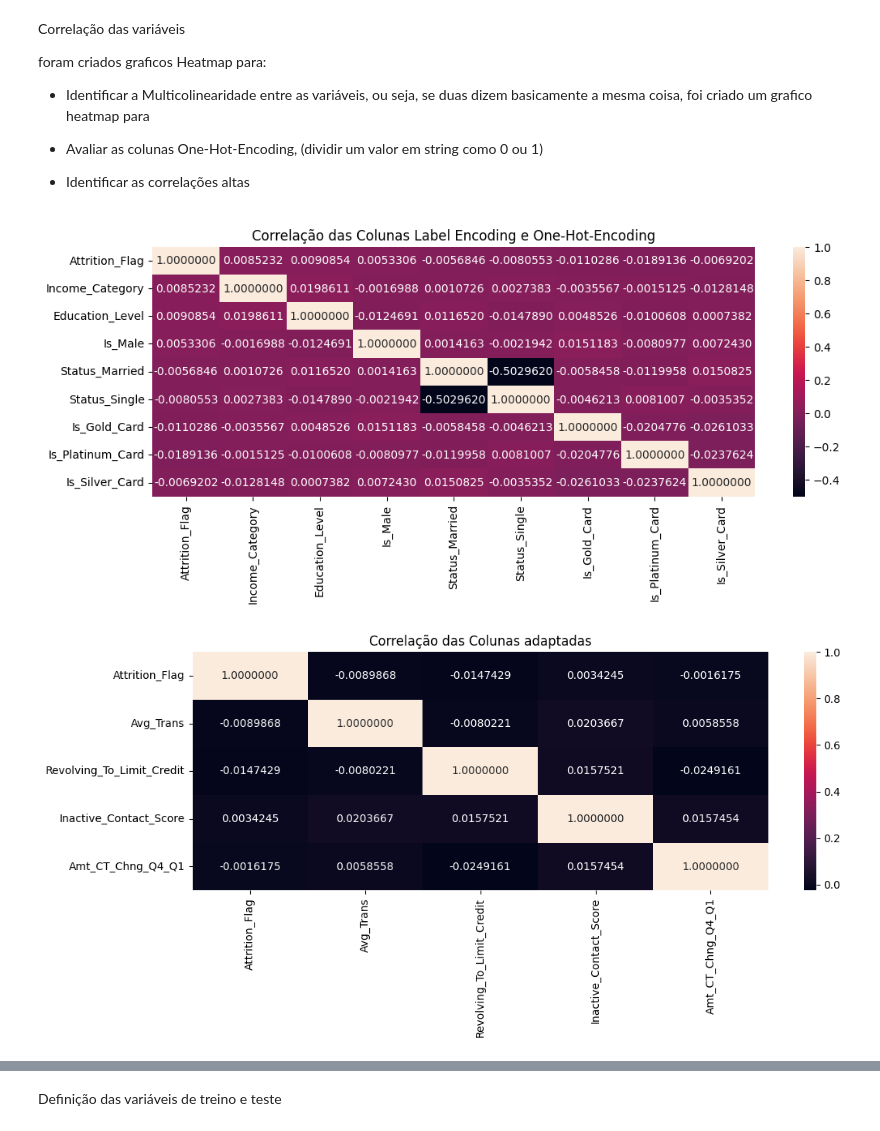
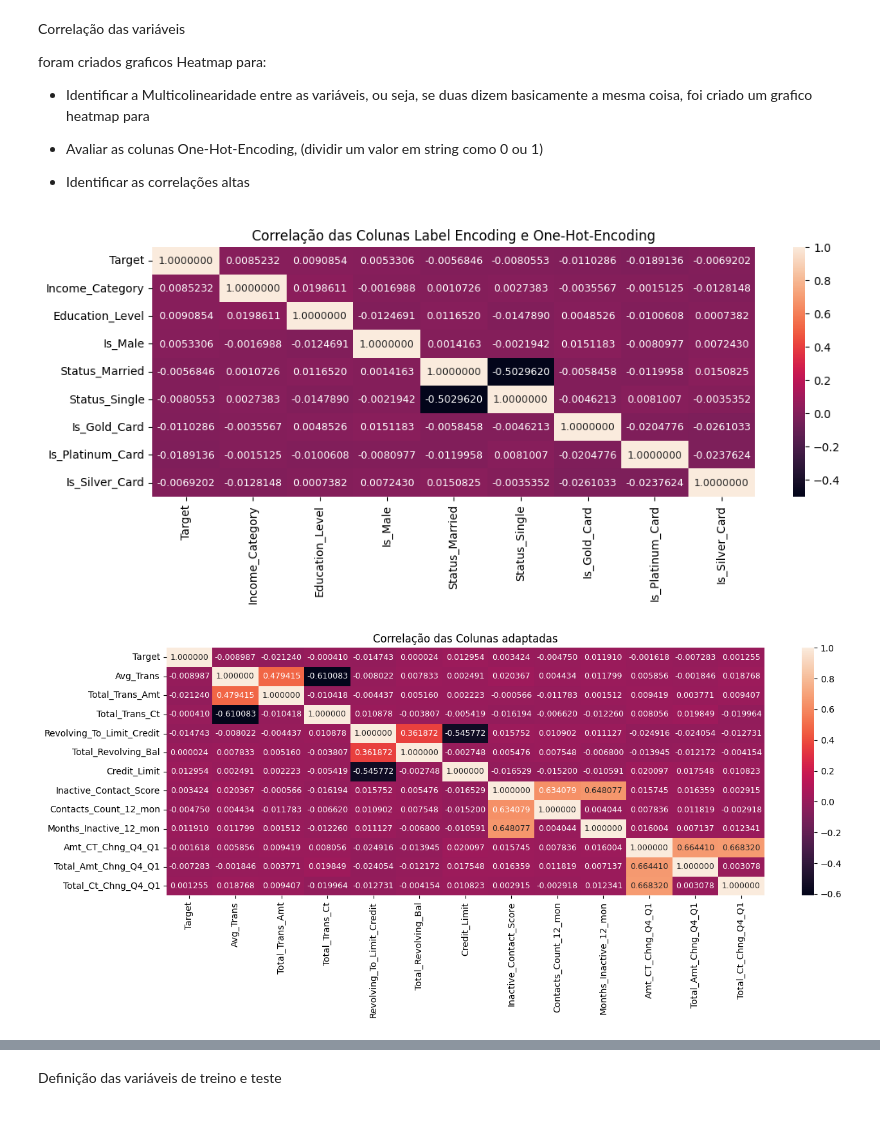
Before and after one commit to rpf991/Previsao_Churning_Clientes_Credito, a Jupyter notebook: notebooks/data_analysis.ipynb, the cells around one changed output, grey strips where cells are left out. Cells and saved outputs as stored; diff of their text form; code cells hidden in the pictures.

```diff
--- a/notebooks/data_analysis.ipynb
+++ b/notebooks/data_analysis.ipynb
@@ -164,10 +161,0 @@ df_base_credit.to_csv(r"..\\documents\\CREDIT_CARD_CHURN_ADAPTED.csv", index=Fal
-# %%
-# Mapeamento da Coluna Target
-atrition_flag_map = {
-    'Attrited Customer': 1,
-    'Existing Customer': 0
-}
-
-df_base_credit['Attrition_Flag'] = df_base_credit['Attrition_Flag'].apply(lambda x: atrition_flag_map[x])
-
-df_base_credit['Attrition_Flag'].value_counts()
@@ -226,10 +214,3 @@ rename_map = { 'Gender_F': 'Is_Female', 'Gender_M': 'Is_Male',
           }
 
 df_base_credit = df_base_credit.rename(columns=rename_map)
-# %%
-df_base_credit['Is_Male'] = df_base_credit['Is_Male'].map(lambda x: 1 if x == True else 0)
-df_base_credit['Status_Married'] = df_base_credit['Status_Married'].map(lambda x: 1 if x == True else 0)
-df_base_credit['Status_Single'] = df_base_credit['Status_Single'].map(lambda x: 1 if x == True else 0)
-df_base_credit['Is_Gold_Card'] = df_base_credit['Is_Gold_Card'].map(lambda x: 1 if x == True else 0)
-df_base_credit['Is_Platinum_Card'] = df_base_credit['Is_Platinum_Card'].map(lambda x: 1 if x == True else 0)
-df_base_credit['Is_Silver_Card'] = df_base_credit['Is_Silver_Card'].map(lambda x: 1 if x == True else 0)
@@ -235,0 +219,7 @@ df_base_credit['Is_Silver_Card'] = df_base_credit['Is_Silver_Card'].map(lambda x
+# %%
+df_base_credit['Target'] = df_base_credit['Attrition_Flag'].map({
+    "Existing Customer": 0,
+    "Attrited Customer": 1
+})
+
+df_base_credit['Target'].value_counts()
@@ -247,37 +242,42 @@ foi criado um grafico heatmap para
 * Identificar as correlações altas
 # %%
 # Análise das colunas Label-Encoding e One-Hot-Encoding
-df_encoding_correlations = df_base_credit[['Attrition_Flag',
-                                           'Income_Category', 'Education_Level',
-                                          'Is_Male', 'Status_Married', 'Status_Single',
-                                          'Is_Gold_Card','Is_Platinum_Card', 'Is_Silver_Card']].corr()
+df_encoding_correlations = df_base_credit[['Target', 'Income_Category', 'Education_Level',
+                                           'Is_Male', 'Status_Married', 'Status_Single',
+                                           'Is_Gold_Card','Is_Platinum_Card', 'Is_Silver_Card']].corr()
 
 plt.figure(figsize=(12, 4))
 
 sns.heatmap(data=df_encoding_correlations,
-            annot=True, fmt=".7f", annot_kws={"size": 10})
+            annot=True, fmt=".7f", annot_kws={"size": 9})
 plt.title("Correlação das Colunas Label Encoding e One-Hot-Encoding")
 plt.show()
 # %% [output]
-[figure, old version]
+[figure, new version]
 # %%
-# Análise de Correlação da coluna Target com as novas colunas criadas
+# Análise de Correlação da coluna Target com as novas colunas criadas e as colunas relacionadas a elas
 
-df_correlation_columns = df_base_credit[['Attrition_Flag', 'Avg_Trans',
+df_correlation_columns = df_base_credit[['Target', 'Avg_Trans',
+                                         'Total_Trans_Amt', 'Total_Trans_Ct',
+
                                          'Revolving_To_Limit_Credit',
+                                         'Total_Revolving_Bal', 'Credit_Limit',
+
                                          'Inactive_Contact_Score',
-                                         'Amt_CT_Chng_Q4_Q1'
+                                         'Contacts_Count_12_mon', 'Months_Inactive_12_mon',
+
+                                         'Amt_CT_Chng_Q4_Q1',
+                                         'Total_Amt_Chng_Q4_Q1', 'Total_Ct_Chng_Q4_Q1'
                                          ]].corr()
 
-
-plt.figure(figsize=(12, 4))
+plt.figure(figsize=(15, 5))
 
 sns.heatmap(data=df_correlation_columns,
-            annot=True, fmt=".7f", annot_kws={"size": 10})
+            annot=True, fmt=".6f", annot_kws={"size": 9})
 plt.title("Correlação das Colunas adaptadas")
 plt.show()
 # %% [output]
-[figure, old version]
+[figure, new version]
 # %%
 # Avaliação do resto das colunas
 
```
Also changed, not shown: parts of 36 cells of this notebook, 1 other file.
